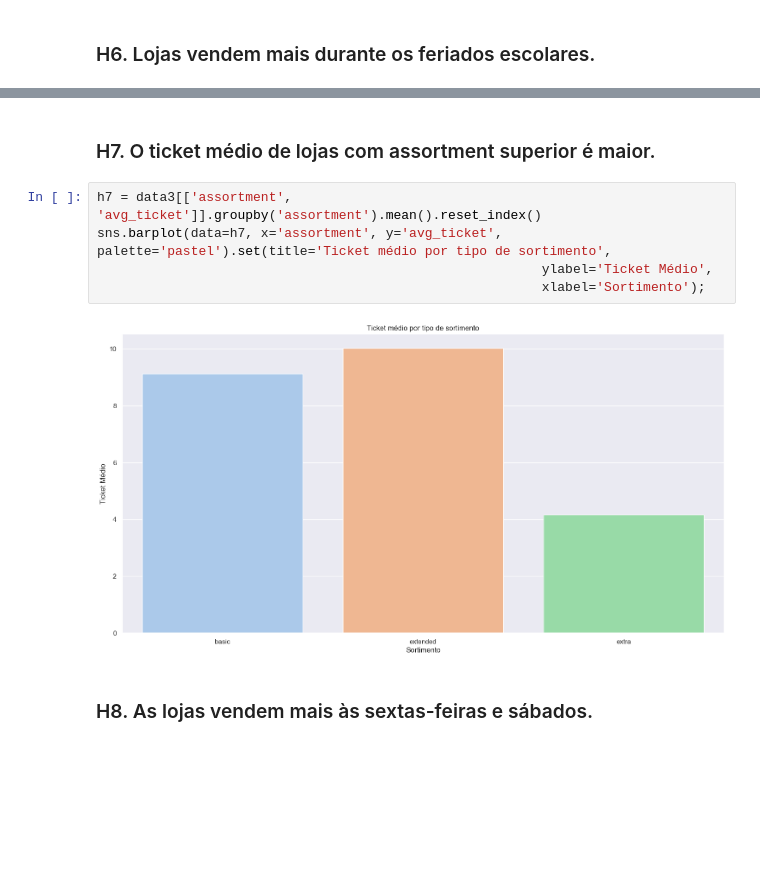
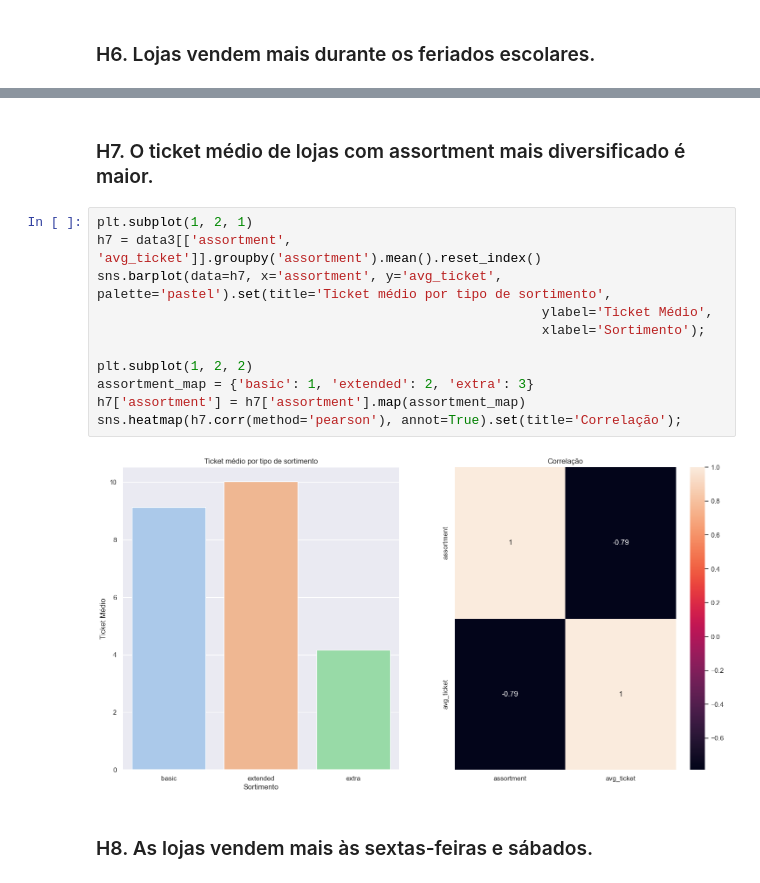
Before and after one commit to FelipeCaetanoDS/rossmann, a Jupyter notebook: rossmann_predict_project.ipynb, the cells around one changed output, grey strips where cells are left out. Cells and saved outputs as stored; diff of their text form; blank space fills up the shorter version.

```diff
--- a/rossmann_predict_project.ipynb
+++ b/rossmann_predict_project.ipynb
@@ -476,13 +503,19 @@ Text(0.5, 1.0, 'Total de vendas')
 # %% [markdown]
 
-### H7. O ticket médio de lojas com assortment superior é maior.
+### H7. O ticket médio de lojas com assortment mais diversificado é maior.
 # %%
+plt.subplot(1, 2, 1)
 h7 = data3[['assortment', 'avg_ticket']].groupby('assortment').mean().reset_index()
 sns.barplot(data=h7, x='assortment', y='avg_ticket', palette='pastel').set(title='Ticket médio por tipo de sortimento',
                                                          ylabel='Ticket Médio',
                                                          xlabel='Sortimento');
+
+plt.subplot(1, 2, 2)
+assortment_map = {'basic': 1, 'extended': 2, 'extra': 3}
+h7['assortment'] = h7['assortment'].map(assortment_map)
+sns.heatmap(h7.corr(method='pearson'), annot=True).set(title='Correlação');
 # %% [output]
-[figure, old version]
+[figure, new version]
 # %% [markdown]
 ### H8. As lojas vendem mais às sextas-feiras e sábados.
 # %%
```
Also changed, not shown: parts of 29 cells of this notebook.
